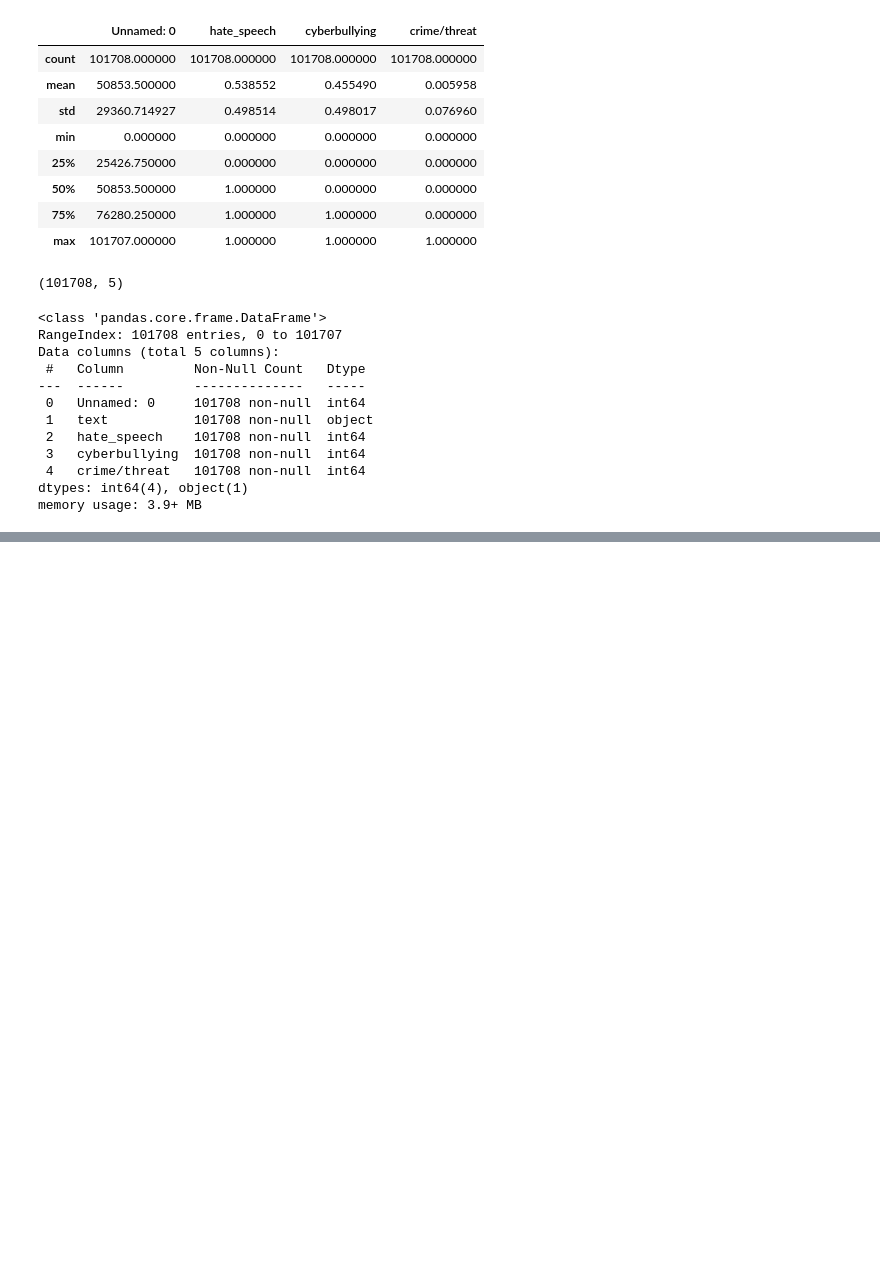
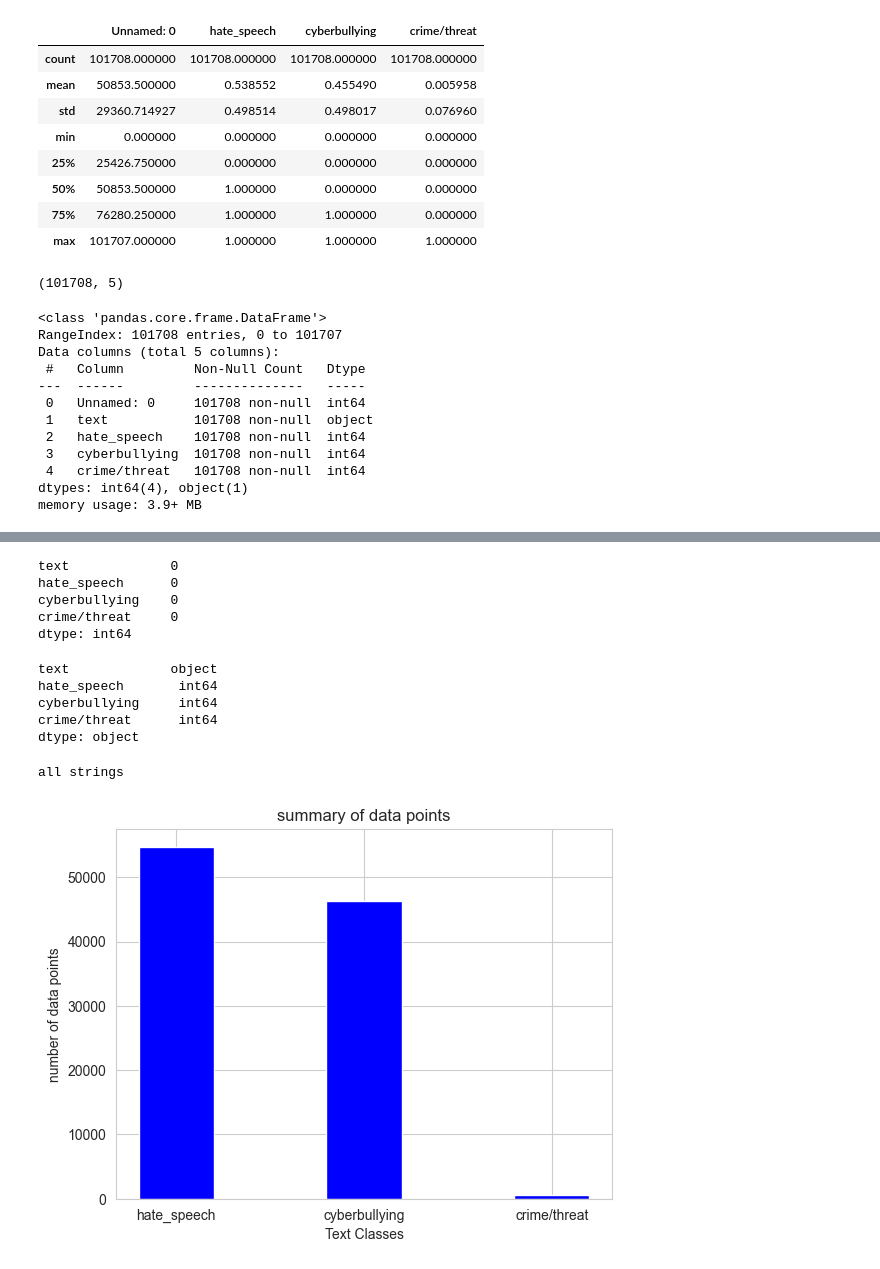
Before and after one commit to aniketinamdar/Twitter-Sentiment-Analysis, a Jupyter notebook: Categorizer_Classifier/data_preprocessing.ipynb, the cells around one changed output, grey strips where cells are left out. Saved outputs shown, nothing was run; the diff lists cells and outputs as text; code cells hidden in the pictures; blank space fills up the shorter version.

```diff
--- a/Categorizer_Classifier/data_preprocessing.ipynb
+++ b/Categorizer_Classifier/data_preprocessing.ipynb
@@ -52,0 +67,37 @@ df
+# %%
+df.isnull().sum()
+# %% [output]
+text             0
+hate_speech      0
+cyberbullying    0
+crime/threat     0
+dtype: int64
+# %%
+df.dtypes
+# %% [output]
+text             object
+hate_speech       int64
+cyberbullying     int64
+crime/threat      int64
+dtype: object
+# %%
+df['text'] = df['text'].astype(str)
+for index, row in df.iterrows():
+    if type(row['text']) != str:
+        print('found non string datatype')
+else:
+    print('all strings')
+# %% [output]
+all strings
+# %%
+classes = ['hate_speech', 'cyberbullying', 'crime/threat']
+values = [df['hate_speech'].sum(), df['cyberbullying'].sum(), df['crime/threat'].sum()]
+plt.bar(classes, values, color ='blue',
+        width = 0.4)
+
+plt.xlabel("Text Classes")
+plt.ylabel("number of data points")
+plt.title("summary of data points")
+plt.show()
+# %% [output]
+[figure, added]
```
Also changed, not shown: parts of 32 cells of this notebook, 7 other files.
